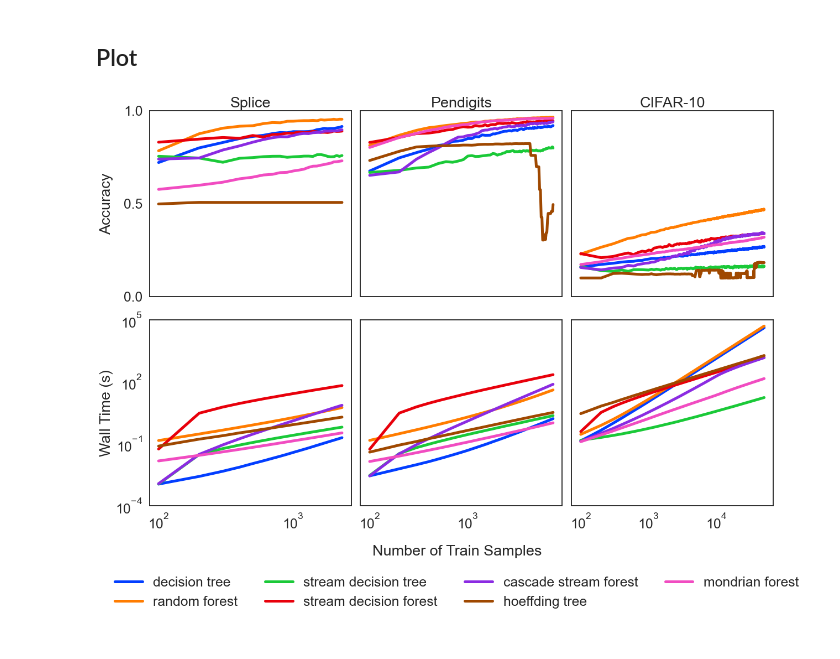
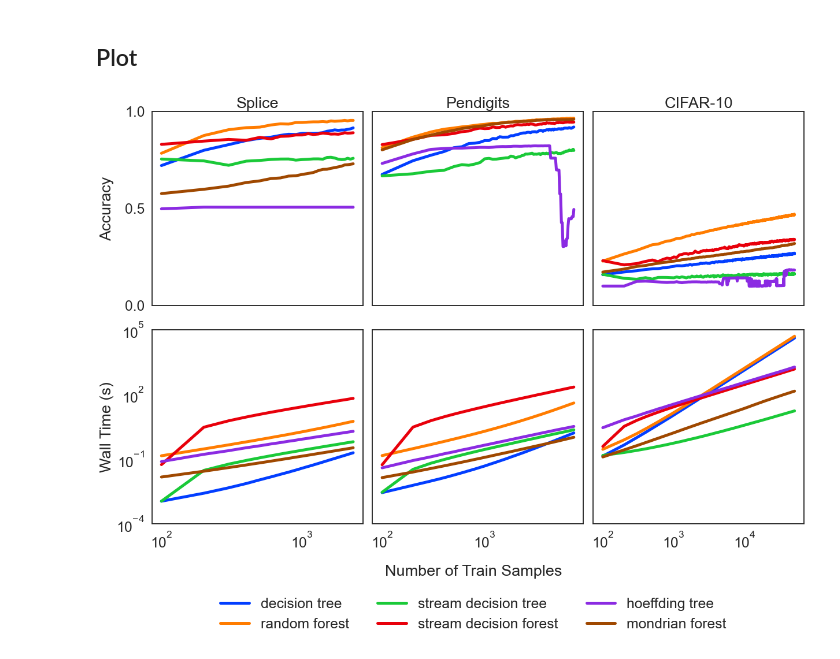
Before and after one commit to neurodata/SDTF, a Jupyter notebook: benchmarks/visual.ipynb, the cells around one changed output. Drawn from its saved outputs; the diff is of its cells as text; code cells hidden in the pictures.

Commit message:
EHN temporarily remove CSF from figure

```diff
--- a/benchmarks/visual.ipynb
+++ b/benchmarks/visual.ipynb
@@ -35,13 +35,12 @@ def plot_acc(col, ls, pos, n_train):
         for l in ls[pos]:
             col.plot(n_train, l, lw=5)
 # %%
-prefixes = ["dt/", "rf/", "sdt/", "sdf/", "csf/", "ht/", "mf/"]
+prefixes = ["dt/", "rf/", "sdt/", "sdf/", "ht/", "mf/"]
 legends = [
     "decision tree",
     "random forest",
     "stream decision tree",
     "stream decision forest",
-    "cascade stream forest",
     "hoeffding tree",
     "mondrian forest",
 ]
@@ -100,33 +99,33 @@ for i, row in enumerate(ax):
         else:
             if count == 5:
                 col.set_xticks([1e2, 1e3, 1e4, 1e5])
             else:
                 col.set_xticks([1e2, 1e3, 1e4])
             col.set_yscale("log")
             plot_acc(col, ls, j + 3, n_train)
 
         # Label y axis
         if count % 3 == 0:
             col.set_yticks(yticks[i])
             col.set_ylabel(ytitles[i])
         else:
             col.set_yticks([])
 
 fig.align_ylabels(
     ax[
         :,
     ]
 )
 
 leg = fig.legend(
     bbox_to_anchor=(0.53, -0.2),
     bbox_transform=plt.gcf().transFigure,
-    ncol=4,
+    ncol=3,
     loc="lower center",
 )
 leg.get_frame().set_linewidth(0.0)
 for legobj in leg.legendHandles:
     legobj.set_linewidth(5.0)
-plt.savefig("visual.pdf", transparent=True, bbox_inches="tight")
+plt.savefig("../paper/visual.pdf", transparent=True, bbox_inches="tight")
 # %% [output]
-[figure, old version]
+[figure, new version]
```
Also changed, not shown: 2 other files.
